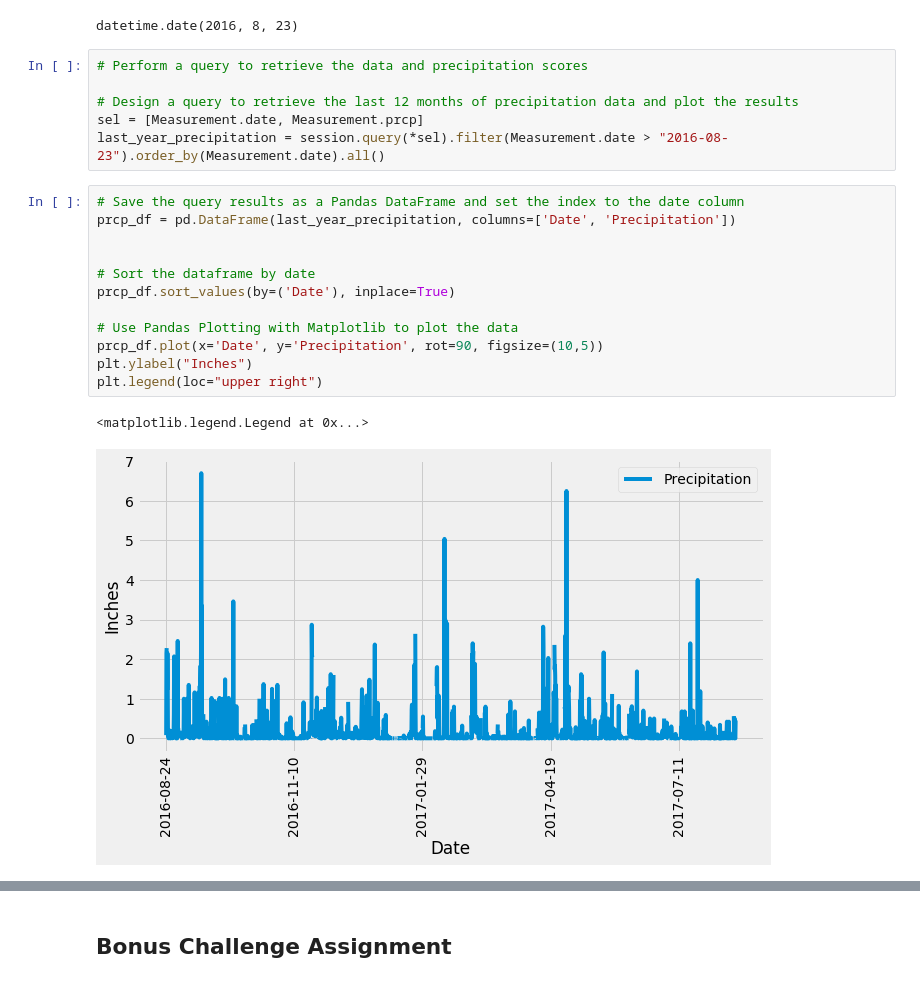
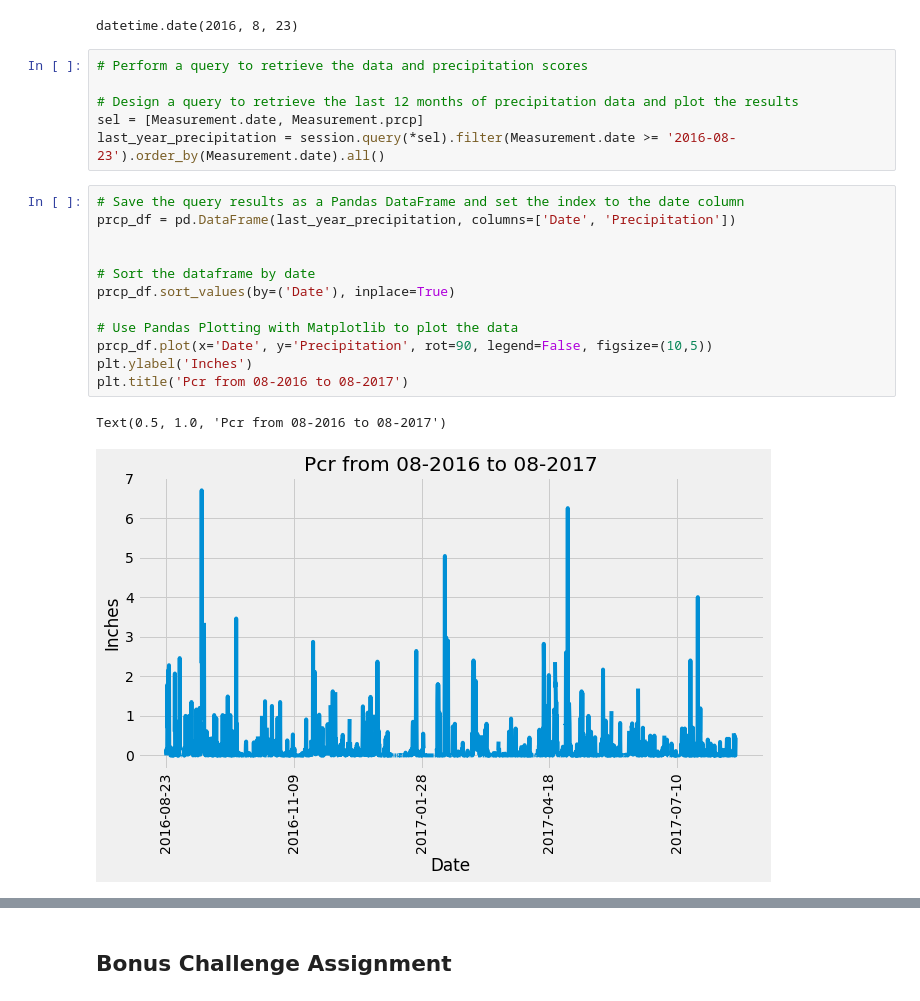
Before and after one commit to manuelamc14/climate-analysis-sqlalchemy, a Jupyter notebook: climate_starter.ipynb, the cells around one changed output, grey strips where cells are left out. Saved outputs shown, nothing was run; the diff lists cells and outputs as text.

```diff
--- a/climate_starter.ipynb
+++ b/climate_starter.ipynb
@@ -84,21 +84,21 @@ datetime.date(2016, 8, 23)
 
 # Design a query to retrieve the last 12 months of precipitation data and plot the results
 sel = [Measurement.date, Measurement.prcp]
-last_year_precipitation = session.query(*sel).filter(Measurement.date > "2016-08-23").order_by(Measurement.date).all()
+last_year_precipitation = session.query(*sel).filter(Measurement.date >= '2016-08-23').order_by(Measurement.date).all()
 # %%
 # Save the query results as a Pandas DataFrame and set the index to the date column
 prcp_df = pd.DataFrame(last_year_precipitation, columns=['Date', 'Precipitation'])
 
 
 # Sort the dataframe by date
 prcp_df.sort_values(by=('Date'), inplace=True)
 
 # Use Pandas Plotting with Matplotlib to plot the data
-prcp_df.plot(x='Date', y='Precipitation', rot=90, figsize=(10,5))
-plt.ylabel("Inches")
-plt.legend(loc="upper right")
+prcp_df.plot(x='Date', y='Precipitation', rot=90, legend=False, figsize=(10,5))
+plt.ylabel('Inches')
+plt.title('Pcr from 08-2016 to 08-2017')
 # %% [output]
-<matplotlib.legend.Legend at 0x...>
+Text(0.5, 1.0, 'Pcr from 08-2016 to 08-2017')
-[figure, old version]
+[figure, new version]
 # %%
 # Use Pandas to calcualte the summary statistics for the precipitation data
```
Also changed, not shown: parts of 6 cells of this notebook.
